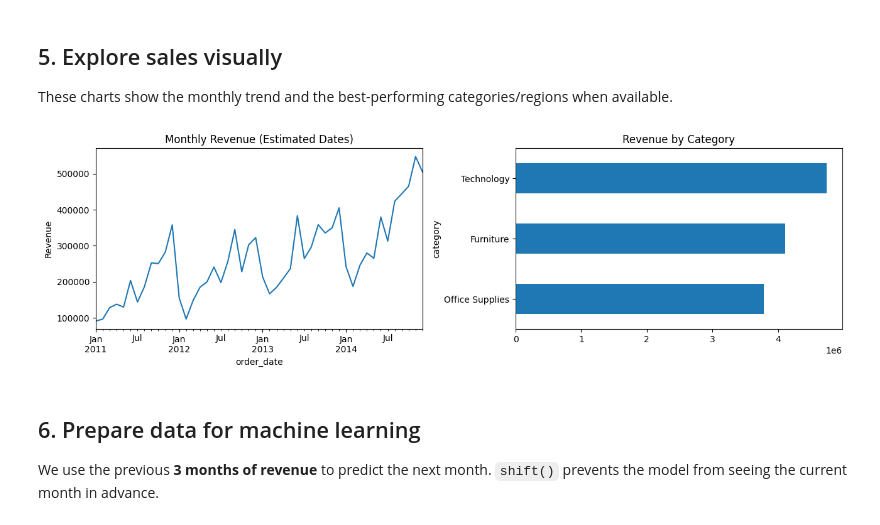
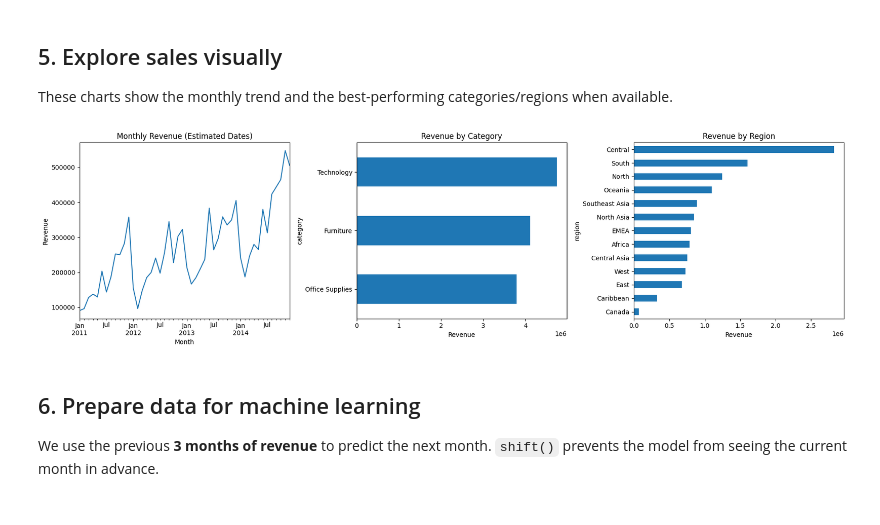
Before and after one commit to jishnujs1990/Sales-Revenue-Vision-Final_Prjct, a Jupyter notebook: RevenueVision_Final_Project_Completed.ipynb, the cells around one changed output. Saved outputs shown, nothing was run; the diff lists cells and outputs as text; code cells hidden in the pictures.

```diff
--- a/RevenueVision_Final_Project_Completed.ipynb
+++ b/RevenueVision_Final_Project_Completed.ipynb
@@ -75,20 +75,33 @@ Profit Margin: 11.6%
 ## 5. Explore sales visually
 These charts show the monthly trend and the best-performing categories/regions when available.
 # %%
+
 monthly = df.set_index("order_date")["sales"].resample("MS").sum()
-fig, axes = plt.subplots(1, 2, figsize=(13, 4))
+
+fig, axes = plt.subplots(1, 3, figsize=(18, 5))
+
+# Chart 1: Monthly Revenue
 monthly.plot(ax=axes[0], title="Monthly Revenue (Estimated Dates)")
 axes[0].set_ylabel("Revenue")
-if "category" in df.columns:
-    df.groupby("category")["sales"].sum().sort_values().plot.barh(ax=axes[1], title="Revenue by Category")
-elif "region" in df.columns:
-    df.groupby("region")["sales"].sum().sort_values().plot.barh(ax=axes[1], title="Revenue by Region")
-else:
-    axes[1].axis("off")
+axes[0].set_xlabel("Month")
+
+# Chart 2: Revenue by Category
+df.groupby("category")["sales"].sum().sort_values().plot.barh(
+    ax=axes[1], title="Revenue by Category"
+)
+axes[1].set_xlabel("Revenue")
+
+# Chart 3: Revenue by Region
+df.groupby("region")["sales"].sum().sort_values().plot.barh(
+    ax=axes[2], title="Revenue by Region"
+)
+axes[2].set_xlabel("Revenue")
+
+# Adjust spacing and display
 plt.tight_layout()
 plt.show()
 # %% [output]
-[figure, old version]
+[figure, new version]
 # %% [markdown]
 ## 6. Prepare data for machine learning
 We use the previous **3 months of revenue** to predict the next month. `shift()` prevents the model from seeing the current month in advance.
```
Also changed, not shown: parts of 4 cells of this notebook.
